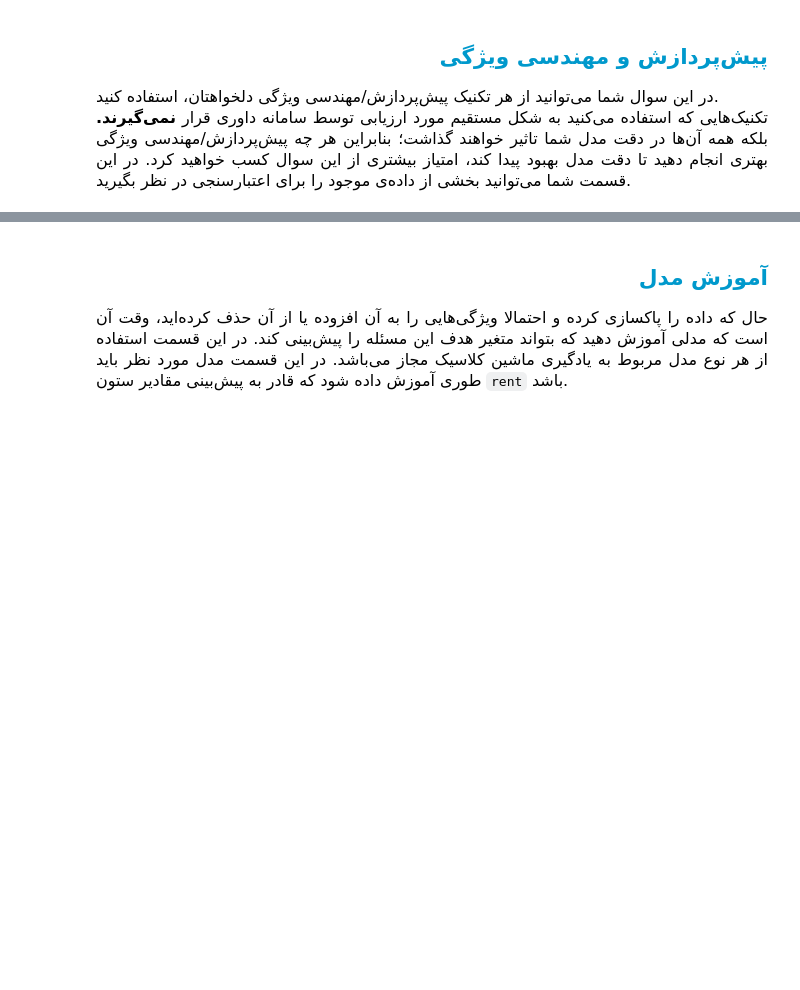
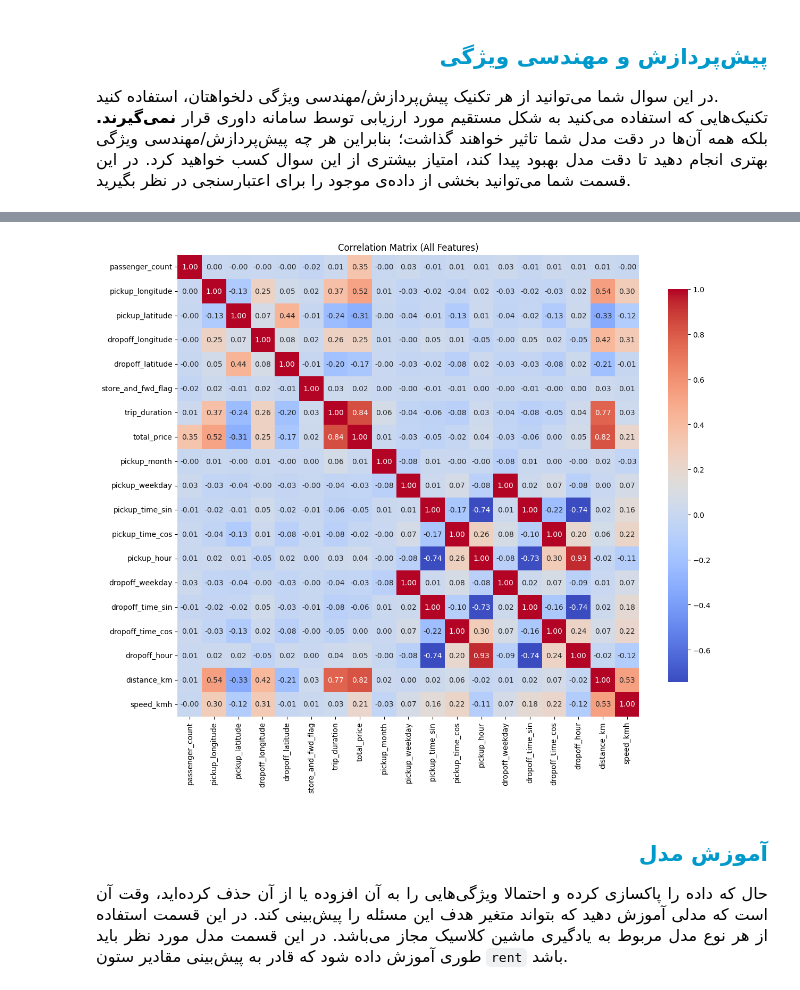
Before and after one commit to tahaElahibakhsh/Tech_Olympics_Contest, a Jupyter notebook: TeaOverflowError(1st task)/TeaOverflowError.ipynb, the cells around one changed output, grey strips where cells are left out. Saved outputs shown, nothing was run; the diff lists cells and outputs as text; code cells hidden in the pictures; blank space fills up the shorter version.

```diff
--- a/TeaOverflowError(1st task)/TeaOverflowError.ipynb
+++ b/TeaOverflowError(1st task)/TeaOverflowError.ipynb
@@ -122,0 +291,11 @@ TeaOverflowError
+# %%
+from sklearn.preprocessing import StandardScaler
+
+scaler = StandardScaler()
+
+cols_to_scale = ['trip_duration', 'distance_km', 'speed_kmh']
+
+df_tr[cols_to_scale] = scaler.fit_transform(df_tr[cols_to_scale])
+
+cols_to_scale_test = ['trip_duration', 'distance_km', 'speed_kmh']
+df_ts[cols_to_scale_test] = scaler.transform(df_ts[cols_to_scale_test])
@@ -123,3 +318,17 @@ TeaOverflowError
+# %%
+import seaborn as sns
+import matplotlib.pyplot as plt
+
+df_corr = df_tr.copy()
+
+corr = df_corr.corr()
+
+plt.figure(figsize=(14,12))
+sns.heatmap(corr, annot=True, fmt=".2f", cmap='coolwarm', square=True, cbar_kws={"shrink": 0.8})
+plt.title("Correlation Matrix (All Features)")
+plt.show()
+# %% [output]
+[figure, added]
 # %% [markdown]
 <h2 dir=rtl align=right style="line-height:200%;font-family:vazir;color:#0099cc">
 <font face="vazir" color="#0099cc">
```
Also changed, not shown: parts of 23 cells of this notebook, 2 other files.
